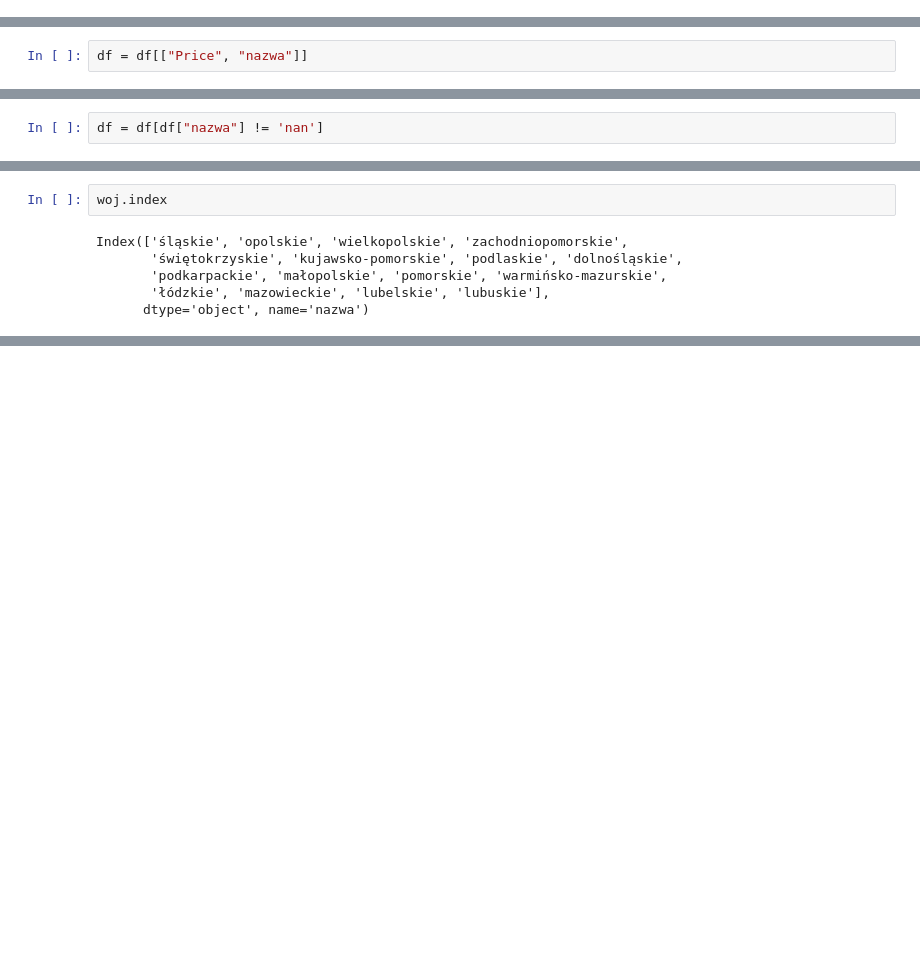
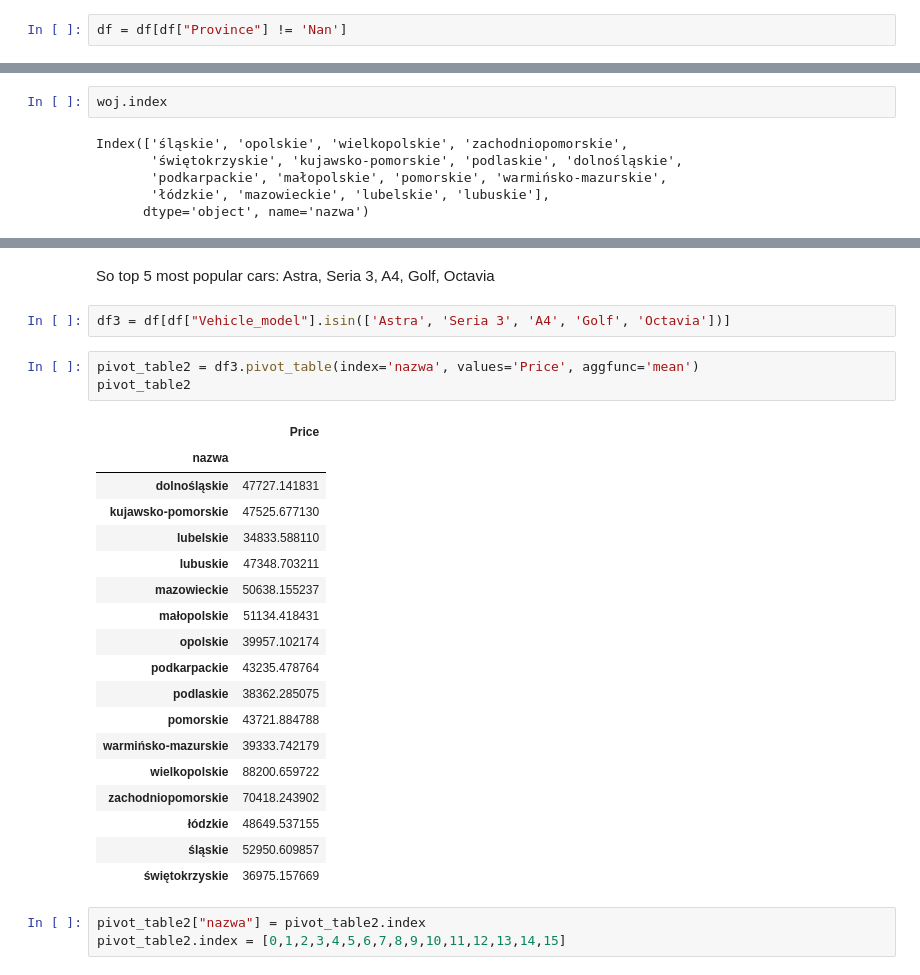
Before and after one commit to KacperChmura1/Engineer-s, a Jupyter notebook: Vis.ipynb, the cells around one changed output, grey strips where cells are left out. Saved outputs shown, nothing was run; the diff lists cells and outputs as text; blank space fills up the shorter version.

```diff
--- a/Vis.ipynb
+++ b/Vis.ipynb
@@ -2,6 +4,8 @@
 import pandas as pd
 # %%
 df = pd.read_csv(r'C:\Users\Kacper\Desktop\uczelnia\sem6\Praca\data\int_df2_df3_with_city_and_province.csv', index_col=0)
+# %%
+df = df[df["Province"] != 'Nan']
 # %%
 df
 # %% [output]
@@ -53,2 +57,0 @@ df["nazwa"] = df["Province"].str.lower()
-# %%
-df = df[["Price", "nazwa"]]
@@ -120,2 +57,0 @@ df
-# %%
-df = df[df["nazwa"] != 'nan']
@@ -190,0 +145,34 @@ mapa.show(auto_open=True)
+# %% [markdown]
+So top 5 most popular cars:
+Astra,
+Seria 3,
+A4,
+Golf,
+Octavia
+# %%
+df3 = df[df["Vehicle_model"].isin(['Astra', 'Seria 3', 'A4', 'Golf', 'Octavia'])]
+# %%
+pivot_table2 = df3.pivot_table(index='nazwa', values='Price', aggfunc='mean')
+pivot_table2
+# %% [output]
+|  | Price |
+| nazwa |  |
+| dolnośląskie | 47727.141831 |
+| kujawsko-pomorskie | 47525.677130 |
+| lubelskie | 34833.588110 |
+| lubuskie | 47348.703211 |
+| mazowieckie | 50638.155237 |
+| małopolskie | 51134.418431 |
+| opolskie | 39957.102174 |
+| podkarpackie | 43235.478764 |
+| podlaskie | 38362.285075 |
+| pomorskie | 43721.884788 |
+| warmińsko-mazurskie | 39333.742179 |
+| wielkopolskie | 88200.659722 |
+| zachodniopomorskie | 70418.243902 |
+| łódzkie | 48649.537155 |
+| śląskie | 52950.609857 |
+| świętokrzyskie | 36975.157669 |
+# %%
+pivot_table2["nazwa"] = pivot_table2.index
+pivot_table2.index = [0,1,2,3,4,5,6,7,8,9,10,11,12,13,14,15]
```
Also changed, not shown: parts of 22 cells of this notebook, 10 other files.
